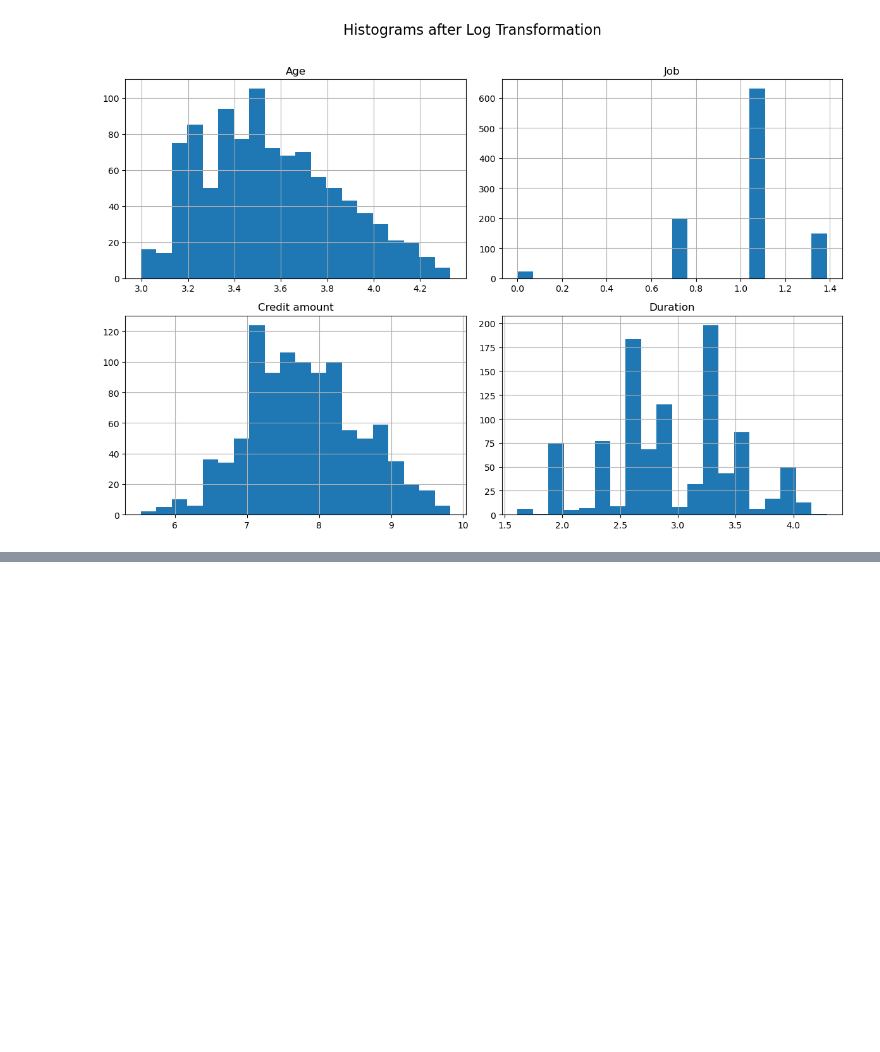
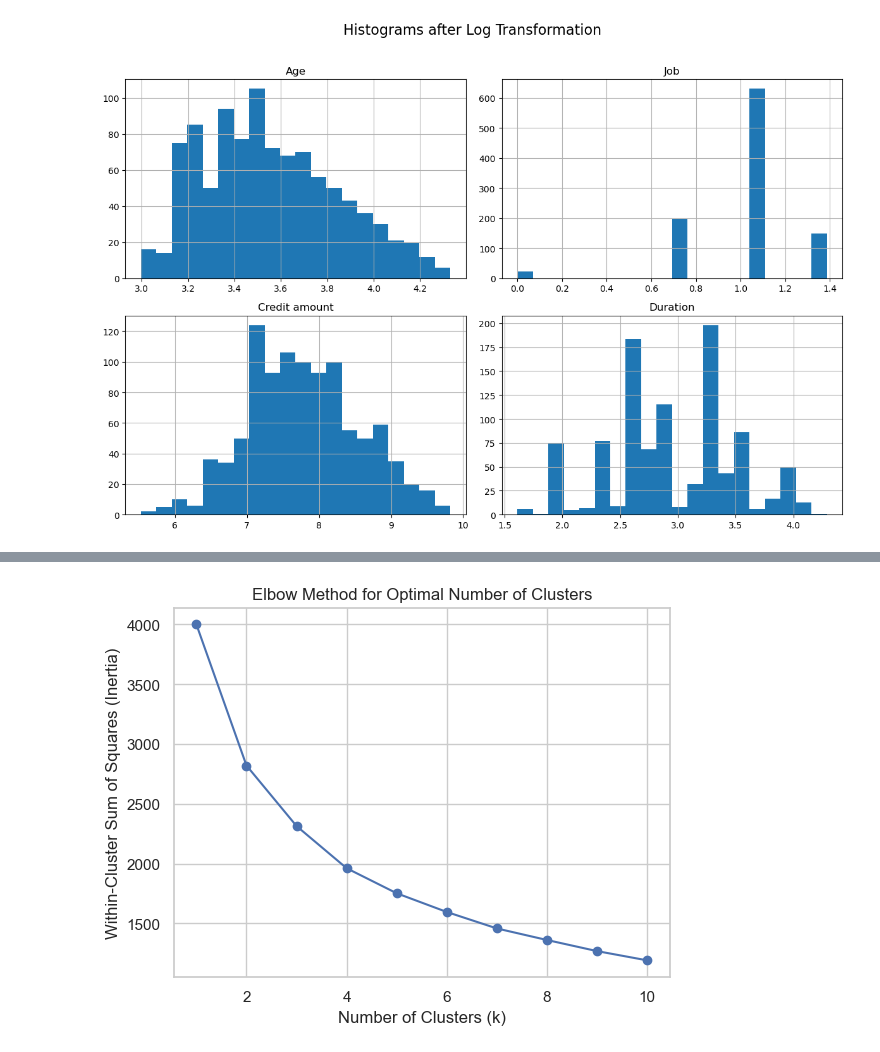
Before and after one commit to VaderSame/German-Credit-Analysis, a Jupyter notebook: Project3-200543129_Semal_Shastri.ipynb, the cells around one changed output, grey strips where cells are left out. Cells and saved outputs as stored; diff of their text form; code cells hidden in the pictures; blank space fills up the shorter version.

```diff
--- a/Project3-200543129_Semal_Shastri.ipynb
+++ b/Project3-200543129_Semal_Shastri.ipynb
@@ -250,0 +319,15 @@ py.show()
+# %%
+inertia_values = []
+for k in range(1, 11):
+    kmeans = KMeans(n_clusters=k, random_state=42)
+    kmeans.fit(numerical_data_standardized)
+    inertia_values.append(kmeans.inertia_)
+
+# Plot the elbow method graph with markers at potential elbow points
+py.plot(range(1, 11), inertia_values, marker='o')
+py.title('Elbow Method for Optimal Number of Clusters')
+py.xlabel('Number of Clusters (k)')
+py.ylabel('Within-Cluster Sum of Squares (Inertia)')
+py.show()
+# %% [output]
+[figure, added]
```
Also changed, not shown: parts of 13 cells of this notebook.
